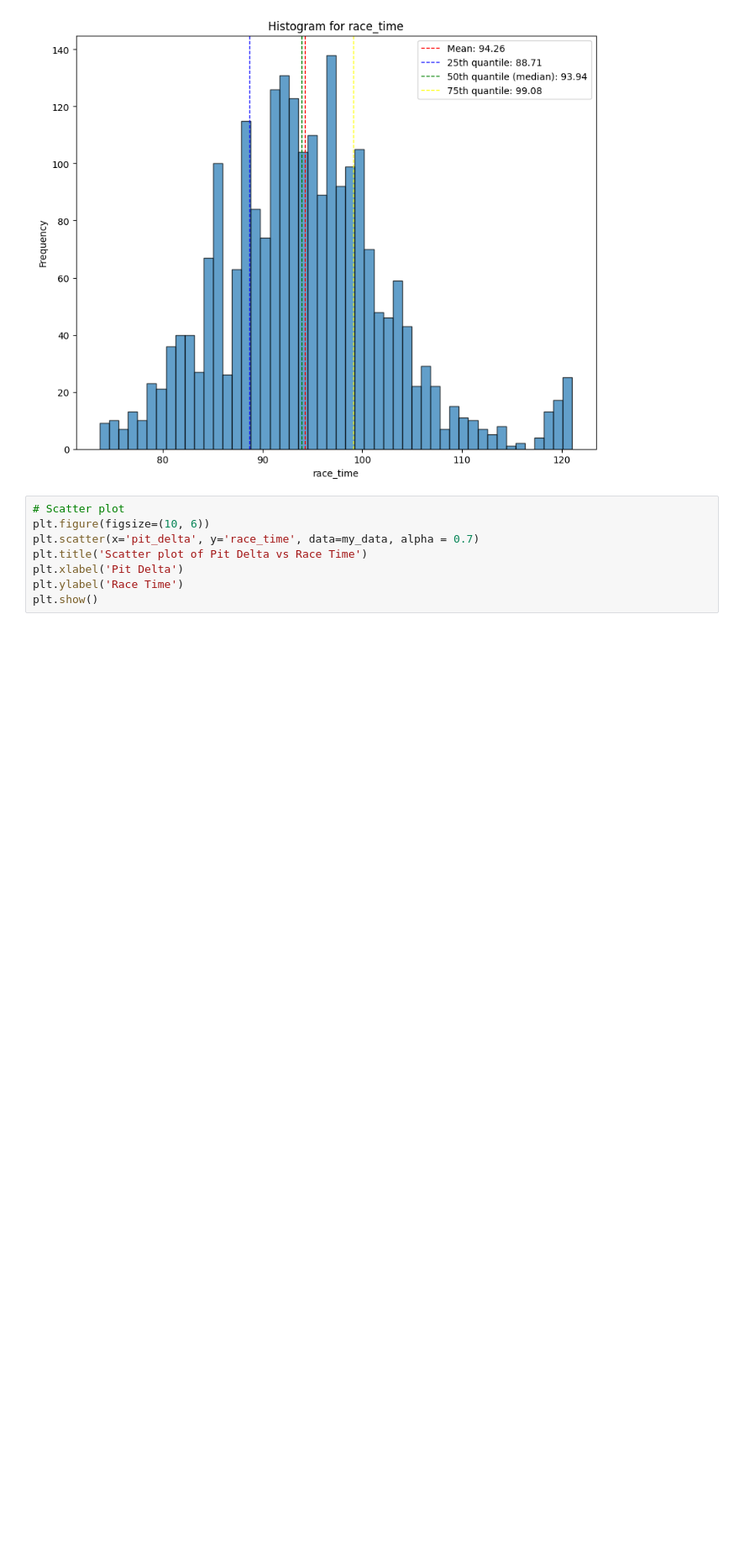
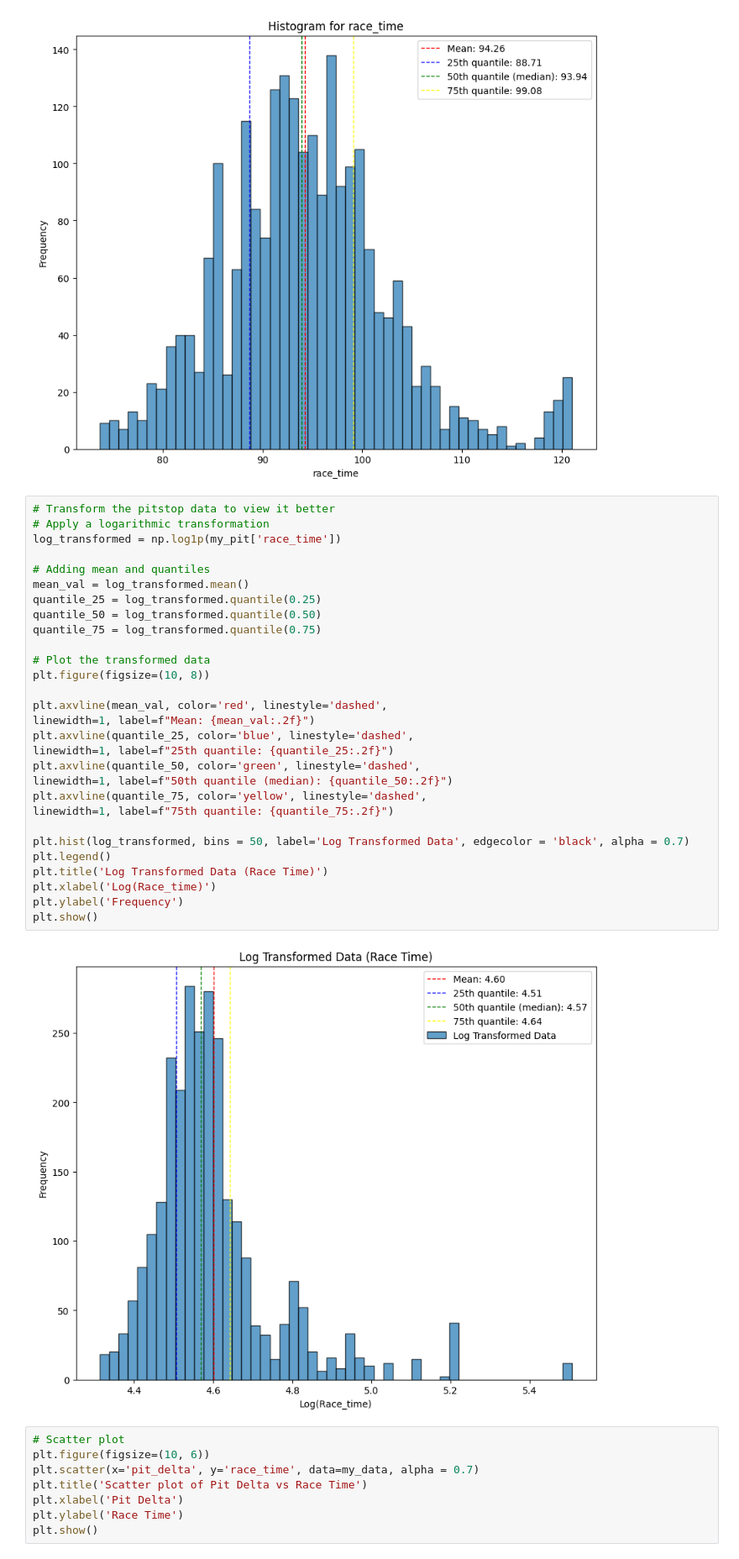
Before and after one commit to MacBeth-M/Grand-Prix-Geek, a Jupyter notebook: JupyterNotebooks/Box Box: Linear Regression.ipynb, the cells around one changed output. Shown at 84% size. Cells and saved outputs as stored; diff of their text form; blank space fills up the shorter version.

```diff
--- a/JupyterNotebooks/Box Box: Linear Regression.ipynb
+++ b/JupyterNotebooks/Box Box: Linear Regression.ipynb
@@ -189,6 +189,37 @@ plot_hist(my_data, 'race_time')
 # %% [output]
 [figure]
 [figure]
+# %%
+# Transform the pitstop data to view it better
+# Apply a logarithmic transformation
+log_transformed = np.log1p(my_pit['race_time'])
+
+# Adding mean and quantiles
+mean_val = log_transformed.mean()
+quantile_25 = log_transformed.quantile(0.25)
+quantile_50 = log_transformed.quantile(0.50)
+quantile_75 = log_transformed.quantile(0.75)
+
+# Plot the transformed data
+plt.figure(figsize=(10, 8))
+
+plt.axvline(mean_val, color='red', linestyle='dashed',
+linewidth=1, label=f"Mean: {mean_val:.2f}")
+plt.axvline(quantile_25, color='blue', linestyle='dashed',
+linewidth=1, label=f"25th quantile: {quantile_25:.2f}")
+plt.axvline(quantile_50, color='green', linestyle='dashed',
+linewidth=1, label=f"50th quantile (median): {quantile_50:.2f}")
+plt.axvline(quantile_75, color='yellow', linestyle='dashed',
+linewidth=1, label=f"75th quantile: {quantile_75:.2f}")
+
+plt.hist(log_transformed, bins = 50, label='Log Transformed Data', edgecolor = 'black', alpha = 0.7)
+plt.legend()
+plt.title('Log Transformed Data (Race Time)')
+plt.xlabel('Log(Race_time)')
+plt.ylabel('Frequency')
+plt.show()
+# %% [output]
+[figure, added]
 # %%
 # Scatter plot
 plt.figure(figsize=(10, 6))
```
Also changed, not shown: parts of 9 cells of this notebook, 1 other file.
